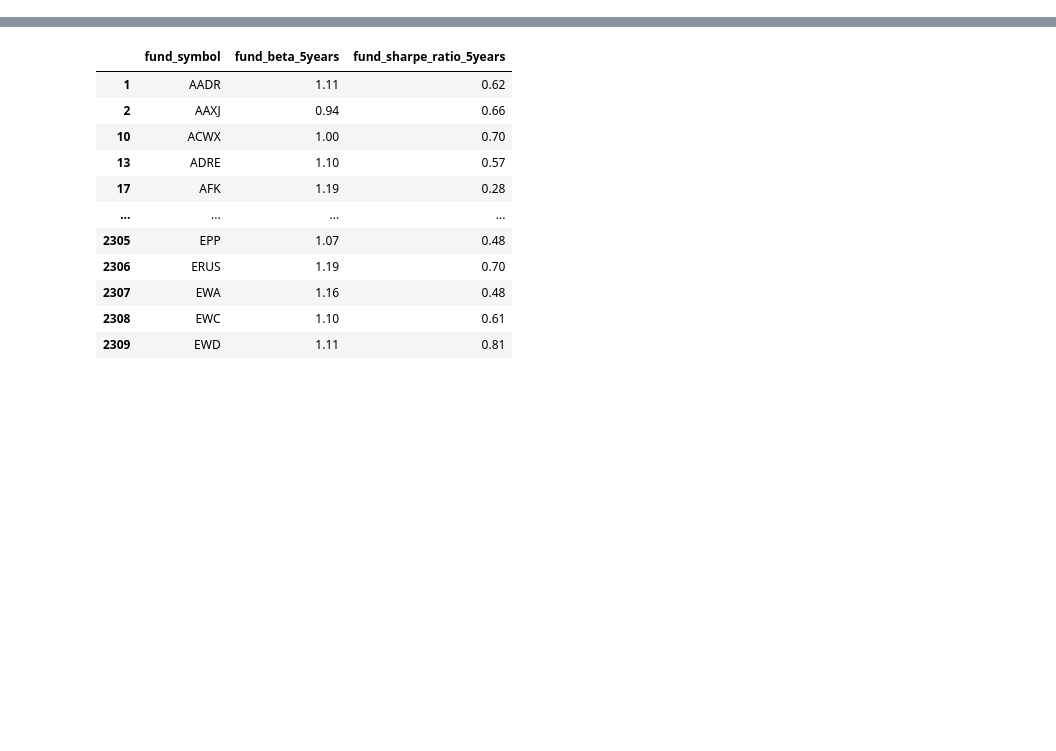
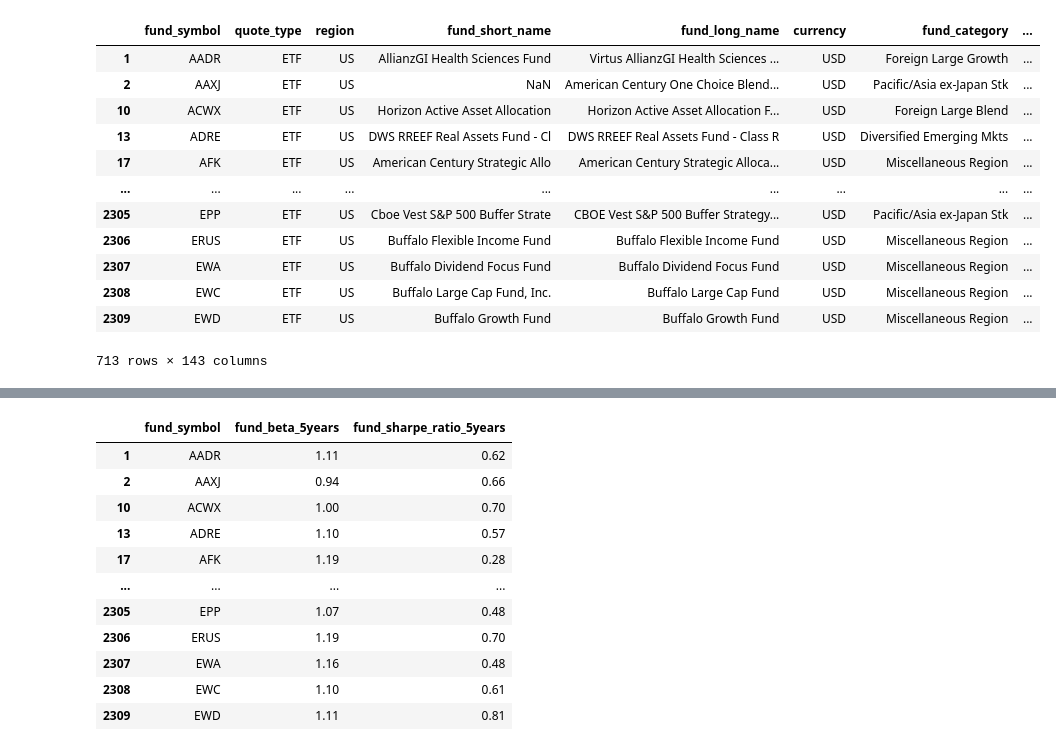
Before and after one commit to ammo888/nu_project1, a Jupyter notebook: portfolio.ipynb, the cells around one changed output, grey strips where cells are left out. Drawn from its saved outputs; the diff is of its cells as text; code cells hidden in the pictures; blank space fills up the shorter version.

```diff
--- a/portfolio.ipynb
+++ b/portfolio.ipynb
@@ -65,7 +82,7 @@ sharpe_ratio = ((tnx_etf_returns.mean()-tnx_etf_returns['TNX'].mean()) * 252)/(t
 # %%
 # Import ETF CSV
 
-etf_desc = pd.read_csv("ETFs.csv")
+etf_desc = pd.read_csv("data/ETFs.csv")
 # %%
 # Match etfs with etfs that contain 5 years of data
 
@@ -107,3 +124,19 @@ See the caveats in the documentation: https://pandas.pydata.org/pandas-docs/stab
+# %%
+equity_etfs
+# %% [output]
+|  | fund_symbol | quote_type | region | fund_short_name | fund_long_name | currency | fund_category | ... |
+| 1 | AADR | ETF | US | AllianzGI Health Sciences Fund | Virtus AllianzGI Health Sciences ... | USD | Foreign Large Growth | ... |
+| 2 | AAXJ | ETF | US | NaN | American Century One Choice Blend... | USD | Pacific/Asia ex-Japan Stk | ... |
+| 10 | ACWX | ETF | US | Horizon Active Asset Allocation | Horizon Active Asset Allocation F... | USD | Foreign Large Blend | ... |
+| 13 | ADRE | ETF | US | DWS RREEF Real Assets Fund - Cl | DWS RREEF Real Assets Fund - Class R | USD | Diversified Emerging Mkts | ... |
+| 17 | AFK | ETF | US | American Century Strategic Allo | American Century Strategic Alloca... | USD | Miscellaneous Region | ... |
+| ... | ... | ... | ... | ... | ... | ... | ... | ... |
+| 2305 | EPP | ETF | US | Cboe Vest S&P 500 Buffer Strate | CBOE Vest S&P 500 Buffer Strategy... | USD | Pacific/Asia ex-Japan Stk | ... |
+| 2306 | ERUS | ETF | US | Buffalo Flexible Income Fund | Buffalo Flexible Income Fund | USD | Miscellaneous Region | ... |
+| 2307 | EWA | ETF | US | Buffalo Dividend Focus Fund | Buffalo Dividend Focus Fund | USD | Miscellaneous Region | ... |
+| 2308 | EWC | ETF | US | Buffalo Large Cap Fund, Inc. | Buffalo Large Cap Fund | USD | Miscellaneous Region | ... |
+| 2309 | EWD | ETF | US | Buffalo Growth Fund | Buffalo Growth Fund | USD | Miscellaneous Region | ... |
+713 rows × 143 columns
 # %%
 # Factor out Foreign from Domestic Equities
 
```
Also changed, not shown: parts of 32 cells of this notebook, 1 other file.
